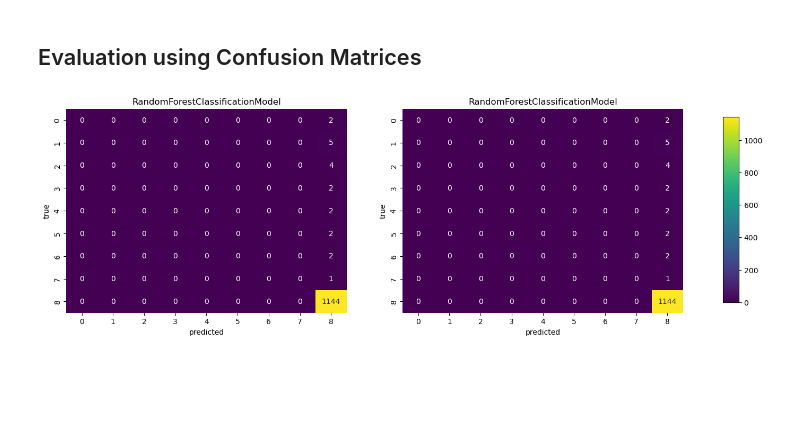
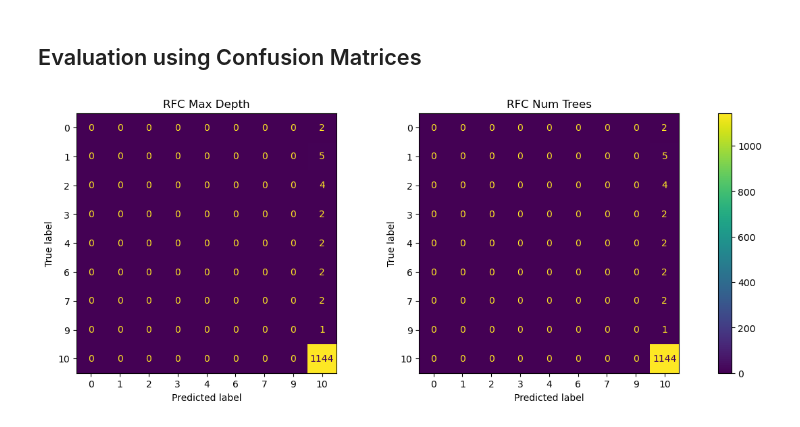
Before and after one commit to john-s-lin/hit-song-classifier, a Jupyter notebook: src/models/random_forest_classifier.ipynb, the cells around one changed output. Drawn from its saved outputs; the diff is of its cells as text; code cells hidden in the pictures; blank space fills up the shorter version.

Commit message:
feat: add crossval RFC model

```diff
--- a/src/models/random_forest_classifier.ipynb
+++ b/src/models/random_forest_classifier.ipynb
@@ -140,7 +142,7 @@ def score_model(models: list, data: DataFrame) -> list:
     Returns:
         list: list of scores
     """
-    evaluator = MulticlassClassificationEvaluator(labelCol="class", predictionCol="prediction", metricName="accuracy")
+    evaluator = MulticlassClassificationEvaluator(labelCol="class", predictionCol="prediction", metricName="f1")
 
     predicted = [model.transform(data) for model in models]
     return [evaluator.evaluate(pred) for pred in predicted]
@@ -249,37 +251,38 @@ Wall time: 5.76 s
 # %% [markdown]
 ## Evaluation using Confusion Matrices
 # %%
+# Declare models and model names
 model_list = [rfc_multi, rfc_trees]
+model_names = ["RFC Max Depth", "RFC Num Trees"]
 
 
 def generate_confusion_matrix(model_list: list, val_df: DataFrame, test_df: DataFrame):
     """Generates a confusion matrix for each model in model_list"""
     fig, axes = plt.subplots(1, 2, figsize=(15, 5))
 
     for i, model in enumerate(model_list):
         val_score = score_model(model, val_df)
         best_val_score = max(val_score)
         best_val_idx = val_score.index(best_val_score)
 
         # Generate confusion matrix
         best_model = model[best_val_idx].transform(test_df).select("class", "prediction")
-        prediction_and_labels = best_model.rdd.map(
+        predictionAndLabels = best_model.rdd.map(
             lambda row: (float(row["prediction"]), float(row["class"]))
         )
-        metrics = MulticlassMetrics(prediction_and_labels)
-        con_mtrx = metrics.confusionMatrix().toArray().astype(np.int64)
+        class_names = best_model.select("class").distinct().sort("class").rdd.map(lambda row: row[0]).collect()
+        metrics = MulticlassMetrics(predictionAndLabels)
+        con_mtrx = metrics.confusionMatrix().toArray().astype(int)
 
         # Plot confusion matrix
-        ax = sns.heatmap(con_mtrx, annot=True, ax=axes[i], fmt="d", cmap="viridis", cbar=False)
-        ax.set_xlabel("predicted")
-        ax.set_ylabel("true")
-        axes[i % 2].set_title(model[best_val_idx].__class__.__name__)
+        disp = ConfusionMatrixDisplay(confusion_matrix=con_mtrx, display_labels=class_names)
+        disp.plot(ax=axes[i], colorbar=False)
+        axes[i % 2].set_title(model_names[i % 2])
 
     # Add colorbar
-    cbar_ax = fig.add_axes([0.95, 0.15, 0.02, 0.7])
-    cbar = fig.colorbar(ax.collections[0], cax=cbar_ax)
+    fig.colorbar(disp.im_, ax=axes.ravel().tolist())
 
 
 generate_confusion_matrix(model_list, val_df, test_df)
 # %% [output]
-[figure, old version]
+[figure, new version]
```
Also changed, not shown: parts of 14 cells of this notebook.
